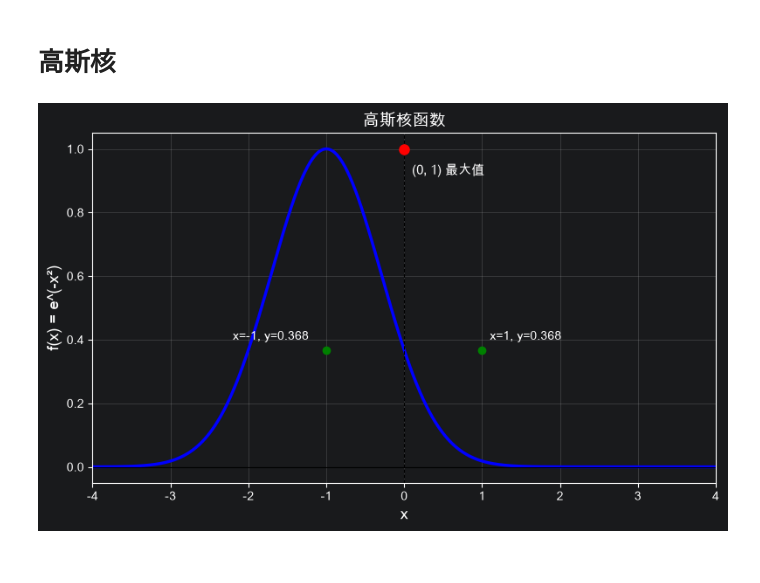
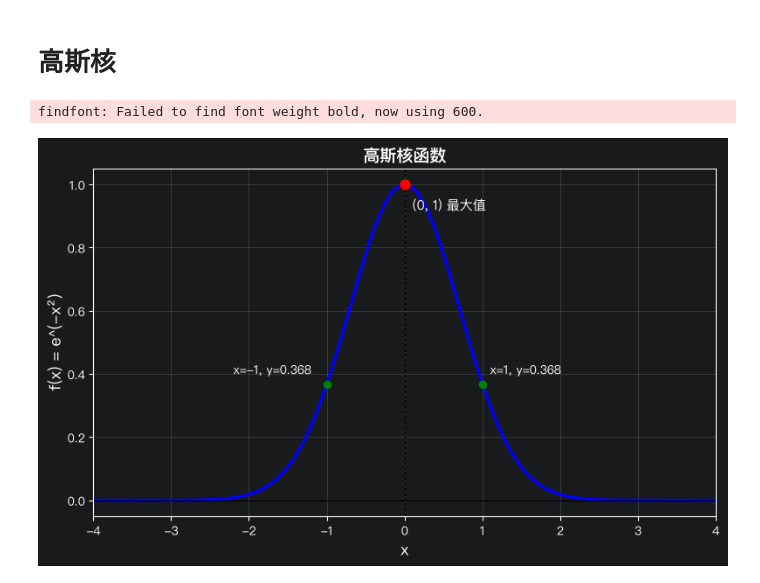
Before and after one commit to sparrowzoo/ai-tutorial, a Jupyter notebook: log.ipynb, the cells around one changed output. Cells and saved outputs as stored; diff of their text form; code cells hidden in the pictures.

```diff
--- a/log.ipynb
+++ b/log.ipynb
@@ -52,34 +52,35 @@ import matplotlib.pyplot as plt
 
 # 生成数据
 x = np.linspace(-4, 4, 500)
-y = np.exp(-(x+1)**2)
+y = np.exp(-(x)**2)
 
 # 画图
 plt.figure(figsize=(8, 5))
 plt.plot(x, y, 'b-', linewidth=2.5)
 
 # 坐标轴辅助线
 plt.axhline(y=0, color='black', linewidth=0.8)
 plt.axvline(x=0, color='black', linewidth=0.8, linestyle='--')
 
 # 标注关键点
 plt.plot(0, 1, 'ro', markersize=8)
 plt.text(0.1, 0.92, '(0, 1) 最大值', fontsize=11)
 
 plt.plot(1, np.exp(-1), 'go', markersize=6)
 plt.text(1.1, 0.4, f'x=1, y={np.exp(-1):.3f}', fontsize=10)
 
 plt.plot(-1, np.exp(-1), 'go', markersize=6)
 plt.text(-2.2, 0.4, f'x=-1, y={np.exp(-1):.3f}', fontsize=10)
 
 plt.xlabel('x', fontsize=13)
 plt.ylabel('f(x) = e^(-x²)', fontsize=13)
 plt.title('高斯核函数', fontsize=14, fontweight='bold')
 plt.grid(True, alpha=0.3)
 plt.xlim(-4, 4)
 plt.ylim(-0.05, 1.05)
 
 plt.tight_layout()
 plt.show()
 # %% [output]
+findfont: Failed to find font weight bold, now using 600.
-[figure, old version]
+[figure, new version]
```
Also changed, not shown: parts of 3 cells of this notebook, 41 other files.
